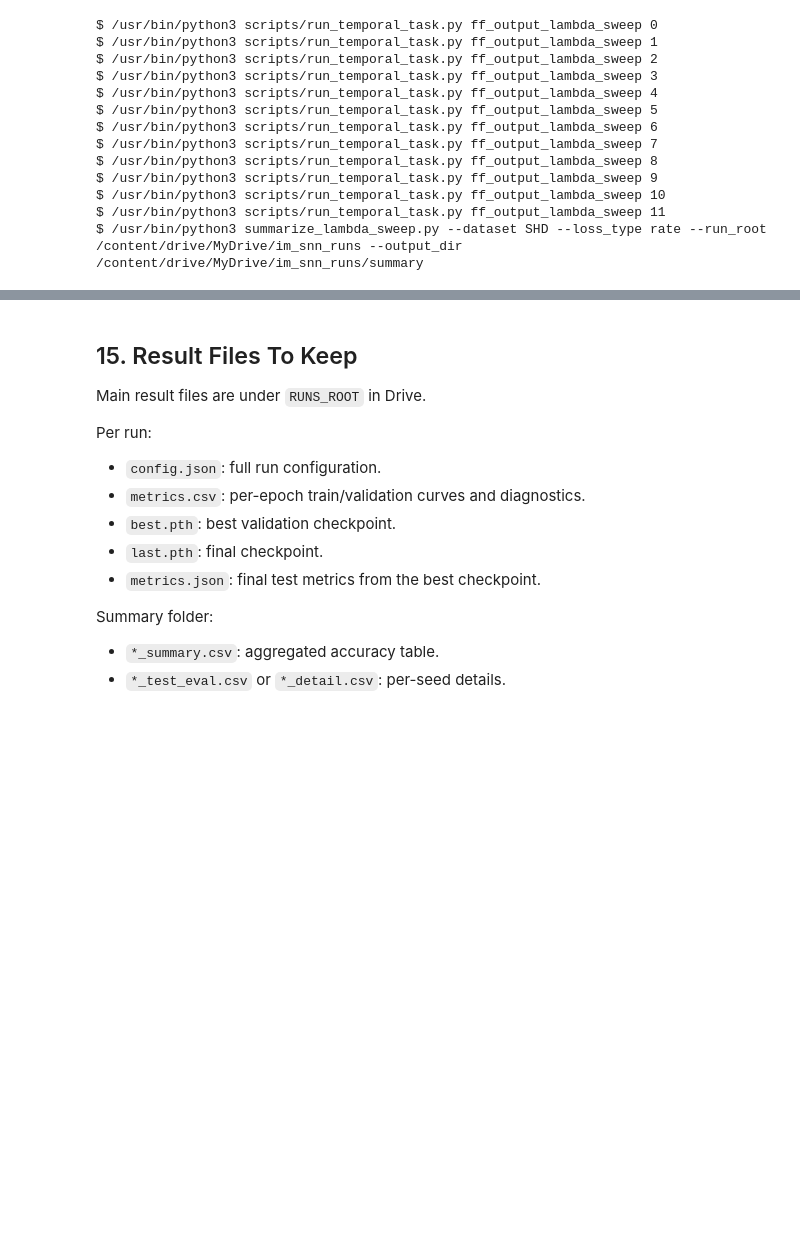
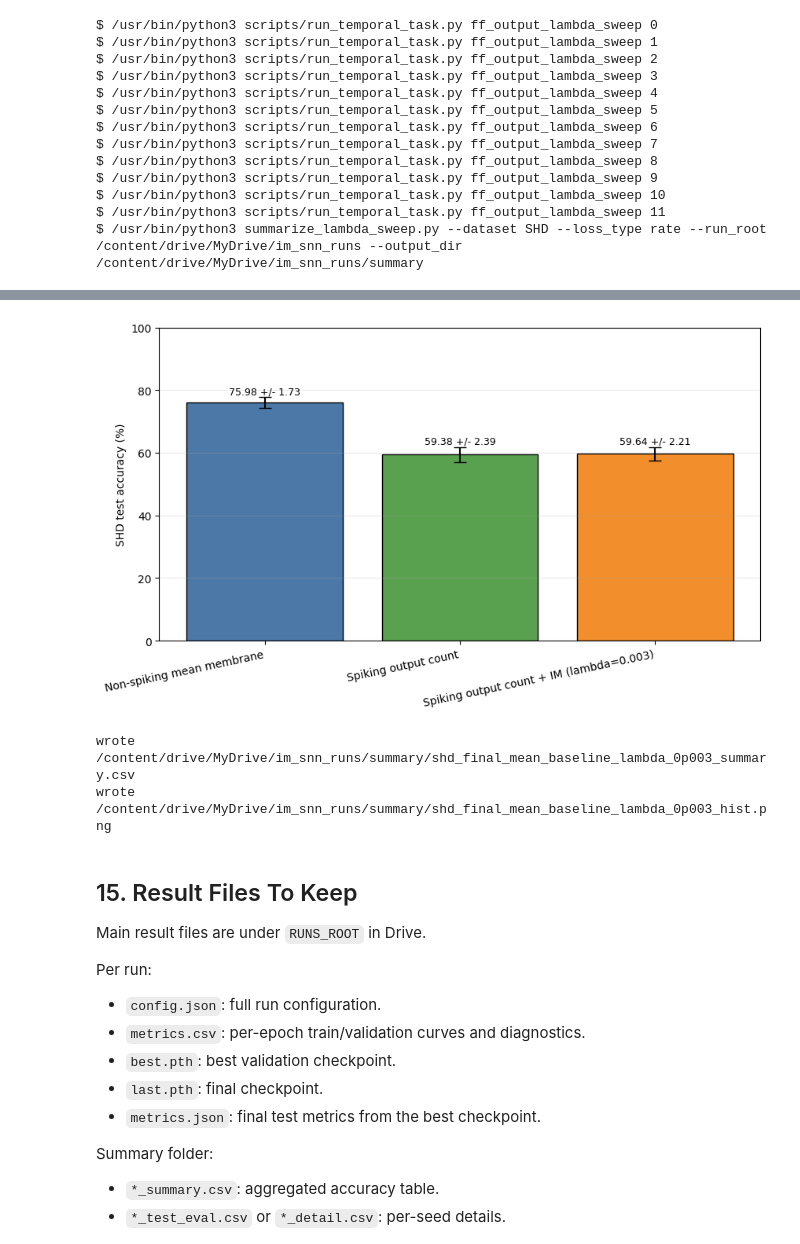
Before and after one commit to MuHe03/IM-Loss-Temporal-SNN, a Jupyter notebook: notebooks/colab_run_experiments.ipynb, the cells around one changed output, grey strips where cells are left out. Cells and saved outputs as stored; diff of their text form; code cells hidden in the pictures; blank space fills up the shorter version.

```diff
--- a/notebooks/colab_run_experiments.ipynb
+++ b/notebooks/colab_run_experiments.ipynb
@@ -1011,3 +1142,78 @@ $ /usr/bin/python3 scripts/run_temporal_task.py ff_output_lambda_sweep 9
 $ /usr/bin/python3 scripts/run_temporal_task.py ff_output_lambda_sweep 10
 $ /usr/bin/python3 scripts/run_temporal_task.py ff_output_lambda_sweep 11
 $ /usr/bin/python3 summarize_lambda_sweep.py --dataset SHD --loss_type rate --run_root /content/drive/MyDrive/im_snn_runs --output_dir /content/drive/MyDrive/im_snn_runs/summary
+# %%
+import pandas as pd
+import matplotlib.pyplot as plt
+from pathlib import Path
+
+summary_dir = Path(RUNS_ROOT) / "summary"
+
+mean_baseline = pd.read_csv(summary_dir / "shd_ff_output_3way_mean_baseline_summary.csv")
+shd_3way = pd.read_csv(summary_dir / "shd_ff_output_3way_summary.csv")
+shd_lambda = pd.read_csv(summary_dir / "shd_rate_lambda_sweep_summary.csv")
+
+nonspiking_mean = mean_baseline[mean_baseline["setting"] == "lif_mlp_mean_noim"].iloc[0].copy()
+spiking = shd_3way[shd_3way["setting"] == "spiking_count"].iloc[0].copy()
+im_003 = shd_lambda[shd_lambda["lambda"].astype(float) == 0.003].iloc[0].copy()
+
+updated_rows = [
+    {
+        "setting": "lif_mlp_mean_noim",
+        "setting_label": "Non-spiking mean membrane",
+        "n": nonspiking_mean["n"],
+        "mean_test_acc_percent": nonspiking_mean["mean_test_acc_percent"],
+        "std_test_acc_percent": nonspiking_mean["std_test_acc_percent"],
+    },
+    {
+        "setting": "spiking_count",
+        "setting_label": "Spiking output count",
+        "n": spiking["n"],
+        "mean_test_acc_percent": spiking["mean_test_acc_percent"],
+        "std_test_acc_percent": spiking["std_test_acc_percent"],
+    },
+    {
+        "setting": "spiking_count_im_lambda_0p003",
+        "setting_label": "Spiking output count + IM (lambda=0.003)",
+        "n": im_003["n"],
+        "mean_test_acc_percent": im_003["mean_test_acc_percent"],
+        "std_test_acc_percent": im_003["std_test_acc_percent"],
+    },
+]
+
+final_summary = pd.DataFrame(updated_rows)
+
+final_csv = summary_dir / "shd_final_mean_baseline_lambda_0p003_summary.csv"
+final_png = summary_dir / "shd_final_mean_baseline_lambda_0p003_hist.png"
+
+final_summary.to_csv(final_csv, index=False)
+display(final_summary)
+
+labels = final_summary["setting_label"].tolist()
+means = final_summary["mean_test_acc_percent"].astype(float).tolist()
+stds = final_summary["std_test_acc_percent"].astype(float).tolist()
+
+plt.figure(figsize=(8.8, 5.2))
+plt.bar(
+    labels,
+    means,
+    yerr=stds,
+    capsize=6,
+    color=["#4c78a8", "#59a14f", "#f28e2b"],
+    edgecolor="black",
+)
+plt.ylabel("SHD test accuracy (%)")
+plt.ylim(0, 100)
+plt.grid(axis="y", alpha=0.25)
+plt.xticks(rotation=12, ha="right")
+
+for x, (m, s) in enumerate(zip(means, stds)):
+    plt.text(x, min(99, m + s + 1.0), f"{m:.2f} +/- {s:.2f}", ha="center", fontsize=9)
+
+plt.tight_layout()
+plt.savefig(final_png, dpi=220)
+plt.show()
+
+print("wrote", final_csv)
+print("wrote", final_png)
+# %% [output]
@@ -1014,3 +1224,6 @@ $ /usr/bin/python3 summarize_lambda_sweep.py --dataset SHD --loss_type rate --ru
+[figure, added]
+wrote /content/drive/MyDrive/im_snn_runs/summary/shd_final_mean_baseline_lambda_0p003_summary.csv
+wrote /content/drive/MyDrive/im_snn_runs/summary/shd_final_mean_baseline_lambda_0p003_hist.png
 # %% [markdown]
 ## 15. Result Files To Keep
 
```
Also changed, not shown: parts of 5 cells of this notebook.
